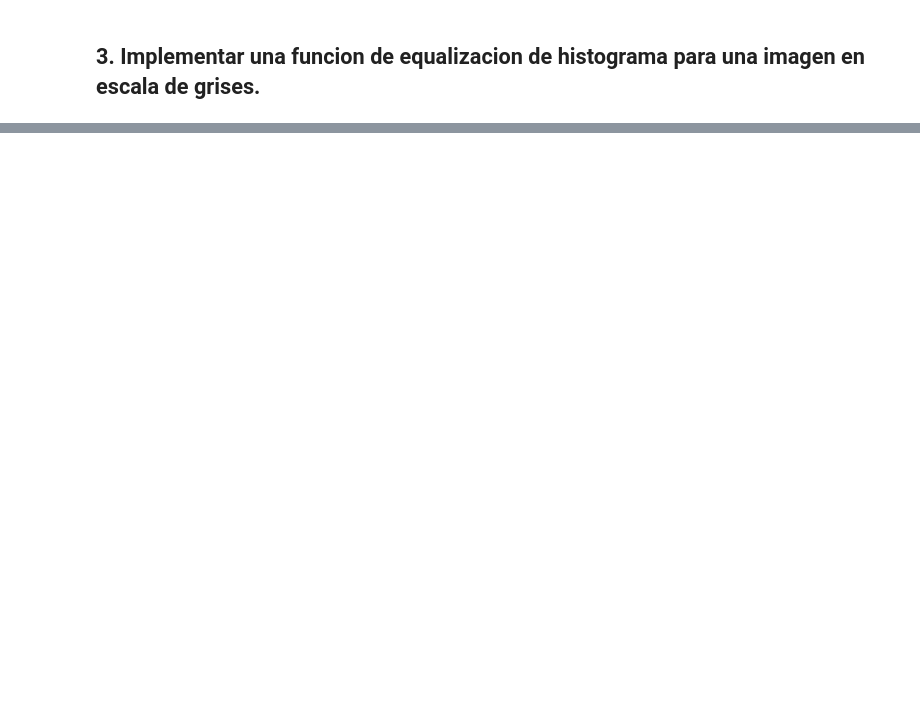
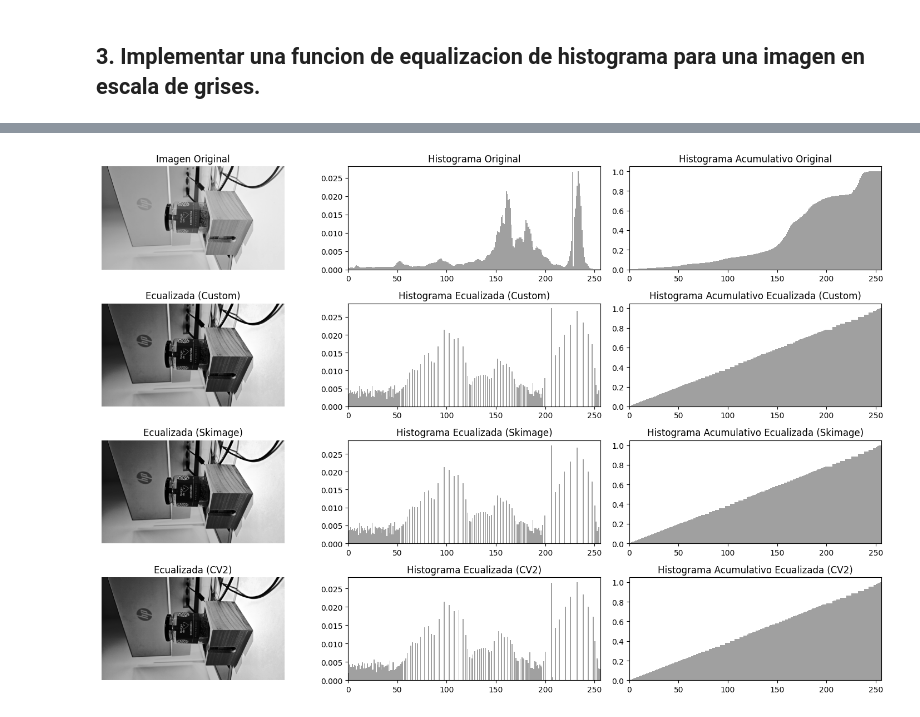
Before and after one commit to Jack200133/ImageProcessing_LAB1_ComputerVision, a Jupyter notebook: Ejercicio1-3.ipynb, the cells around one changed output, grey strips where cells are left out. Saved outputs shown, nothing was run; the diff lists cells and outputs as text; code cells hidden in the pictures; blank space fills up the shorter version.

```diff
--- a/Lista1.ipynb
+++ b/Ejercicio1-3.ipynb
@@ -311,0 +341,99 @@ plt.show()
+# %%
+import numpy as np
+import cv2
+from skimage import exposure, io
+import matplotlib.pyplot as plt
+
+
+# Cargamos una imagen de muestra en escala de grises
+sample_image = io.imread('./imgs/luz.jpg', as_gray=True)
+sample_image = (sample_image * 255).astype(np.uint8)  # Convertir a 8 bits
+
+# Aplicar la función histEq
+equalized_image_custom = histEq(sample_image)
+
+# Usar las funciones de skimage y cv2 para la ecualización
+equalized_image_skimage = exposure.equalize_hist(sample_image)
+equalized_image_skimage = (equalized_image_skimage * 255).astype(np.uint8)  # Convertir a 8 bits para comparar
+
+equalized_image_cv2 = cv2.equalizeHist(sample_image)
+
+# Mostrar las imágenes y los histogramas
+plt.figure(figsize=(15, 20))
+
+# Imagen original
+plt.subplot(4, 3, 1)
+plt.imshow(sample_image, cmap='gray')
+plt.title('Imagen Original')
+plt.axis('off')
+
+# Histograma original
+plt.subplot(4, 3, 2)
+plt.hist(sample_image.ravel(), bins=256, range=[0,256], density=True, color='gray', alpha=0.75)
+plt.title('Histograma Original')
+plt.xlim([0, 256])
+
+# Histograma acumulativo original
+plt.subplot(4, 3, 3)
+plt.hist(sample_image.ravel(), bins=256, range=[0,256], density=True, color='gray', alpha=0.75, cumulative=True)
+plt.title('Histograma Acumulativo Original')
+plt.xlim([0, 256])
+
+
+# Imagen ecualizada (custom)
+plt.subplot(4, 3, 4)
+plt.imshow(equalized_image_custom, cmap='gray')
+plt.title('Ecualizada (Custom)')
+plt.axis('off')
+
+# Histograma ecualizada (custom)
+plt.subplot(4, 3, 5)
+plt.hist(equalized_image_custom.ravel(), bins=256, range=[0,256], density=True, color='gray', alpha=0.75)
+plt.title('Histograma Ecualizada (Custom)')
+plt.xlim([0, 256])
+
+# Histograma acumulativo ecualizada (custom)
+plt.subplot(4, 3, 6)
+plt.hist(equalized_image_custom.ravel(), bins=256, range=[0,256], density=True, color='gray', alpha=0.75, cumulative=True)
+plt.title('Histograma Acumulativo Ecualizada (Custom)')
+plt.xlim([0, 256])
+
+# Imagen ecualizada (skimage)
+plt.subplot(4, 3, 7)
+plt.imshow(equalized_image_skimage, cmap='gray')
+plt.title('Ecualizada (Skimage)')
+plt.axis('off')
+
+# Histograma de la imagen ecualizada con skimage
+plt.subplot(4, 3, 8)
+plt.hist(equalized_image_skimage.ravel(), bins=256, range=[0,256], density=True, color='gray', alpha=0.75)
+plt.title('Histograma Ecualizada (Skimage)')
+plt.xlim([0, 256])
+
+# Histograma acumulativo de la imagen ecualizada con skimage
+plt.subplot(4, 3, 9)
+plt.hist(equalized_image_skimage.ravel(), bins=256, range=[0,256], density=True, color='gray', alpha=0.75, cumulative=True)
+plt.title('Histograma Acumulativo Ecualizada (Skimage)')
+plt.xlim([0, 256])
+
+# Imagen ecualizada (cv2)
+plt.subplot(4, 3, 10)
+plt.imshow(equalized_image_cv2, cmap='gray')
+plt.title('Ecualizada (CV2)')
+plt.axis('off')
+
+# Histograma de la imagen ecualizada con cv2
+plt.subplot(4, 3, 11)
+plt.hist(equalized_image_cv2.ravel(), bins=256, range=[0,256], density=True, color='gray', alpha=0.75)
+plt.title('Histograma Ecualizada (CV2)')
+plt.xlim([0, 256])
+
+# Histograma acumulativo de la imagen ecualizada con cv2
+plt.subplot(4, 3, 12)
+plt.hist(equalized_image_cv2.ravel(), bins=256, range=[0,256], density=True, color='gray', alpha=0.75, cumulative=True)
+plt.title('Histograma Acumulativo Ecualizada (CV2)')
+plt.xlim([0, 256])
+plt.tight_layout()
+plt.show()
+# %% [output]
+[figure, added]
```
Also changed, not shown: parts of 12 cells of this notebook.
